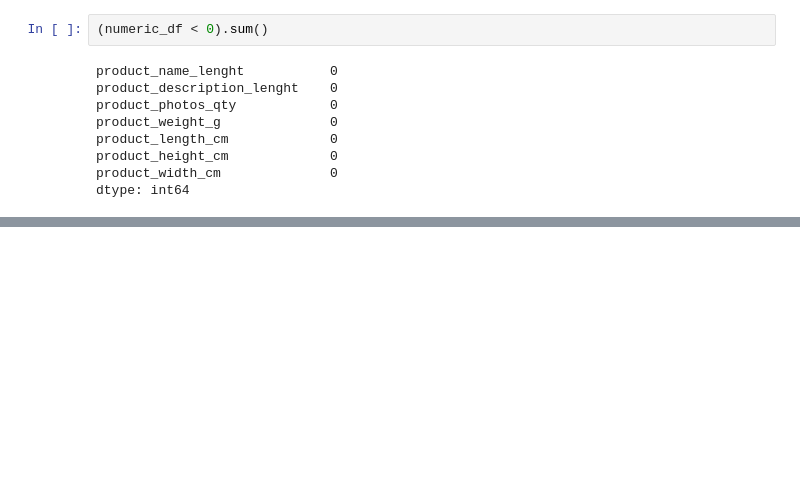
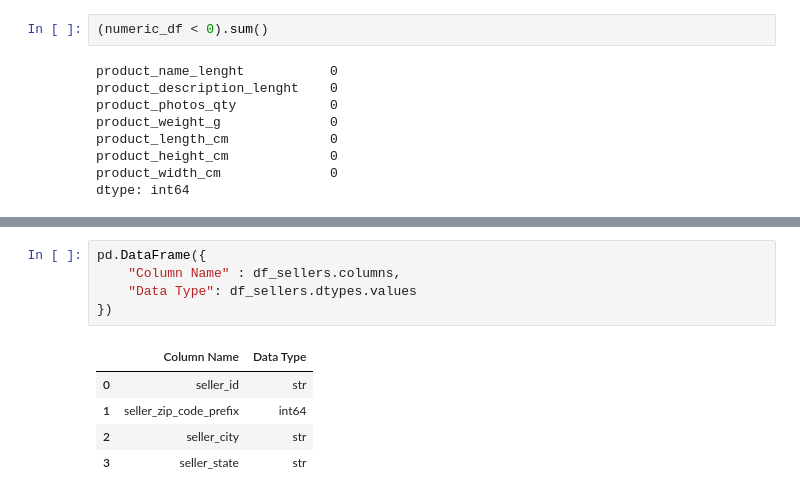
Before and after one commit to ErgysKorsita/ecommerce-batch-pipeline, a Jupyter notebook: notebooks/01_data_exploration.ipynb, the cells around one changed output, grey strips where cells are left out. Saved outputs shown, nothing was run; the diff lists cells and outputs as text; blank space fills up the shorter version.

```diff
--- a/notebooks/01_data_exploration.ipynb
+++ b/notebooks/01_data_exploration.ipynb
@@ -712,0 +739,11 @@ dtype: int64
+# %%
+pd.DataFrame({
+    "Column Name" : df_sellers.columns,
+    "Data Type": df_sellers.dtypes.values
+})
+# %% [output]
+|  | Column Name | Data Type |
+| 0 | seller_id | str |
+| 1 | seller_zip_code_prefix | int64 |
+| 2 | seller_city | str |
+| 3 | seller_state | str |
```
Also changed, not shown: parts of 13 cells of this notebook, 1 other file.
